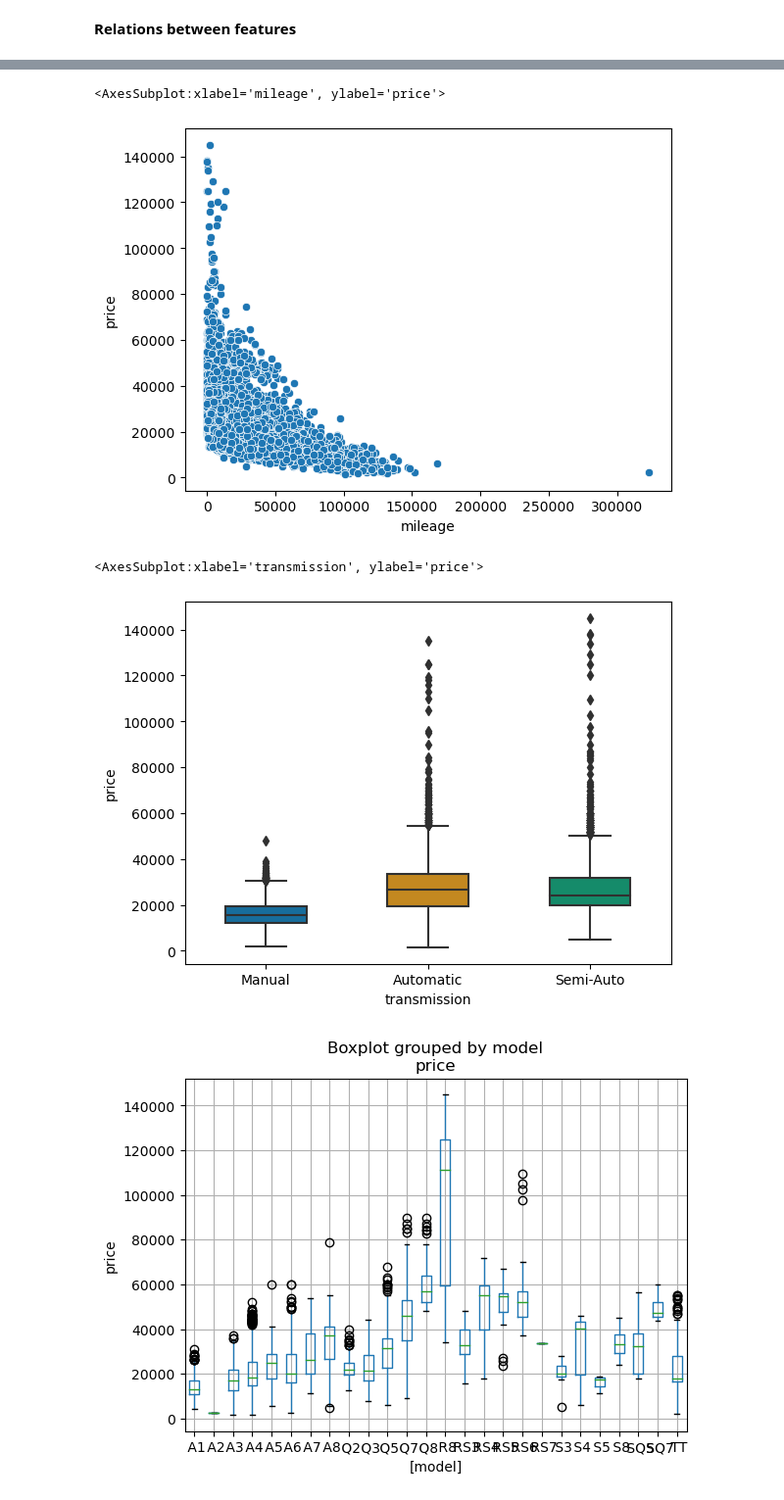
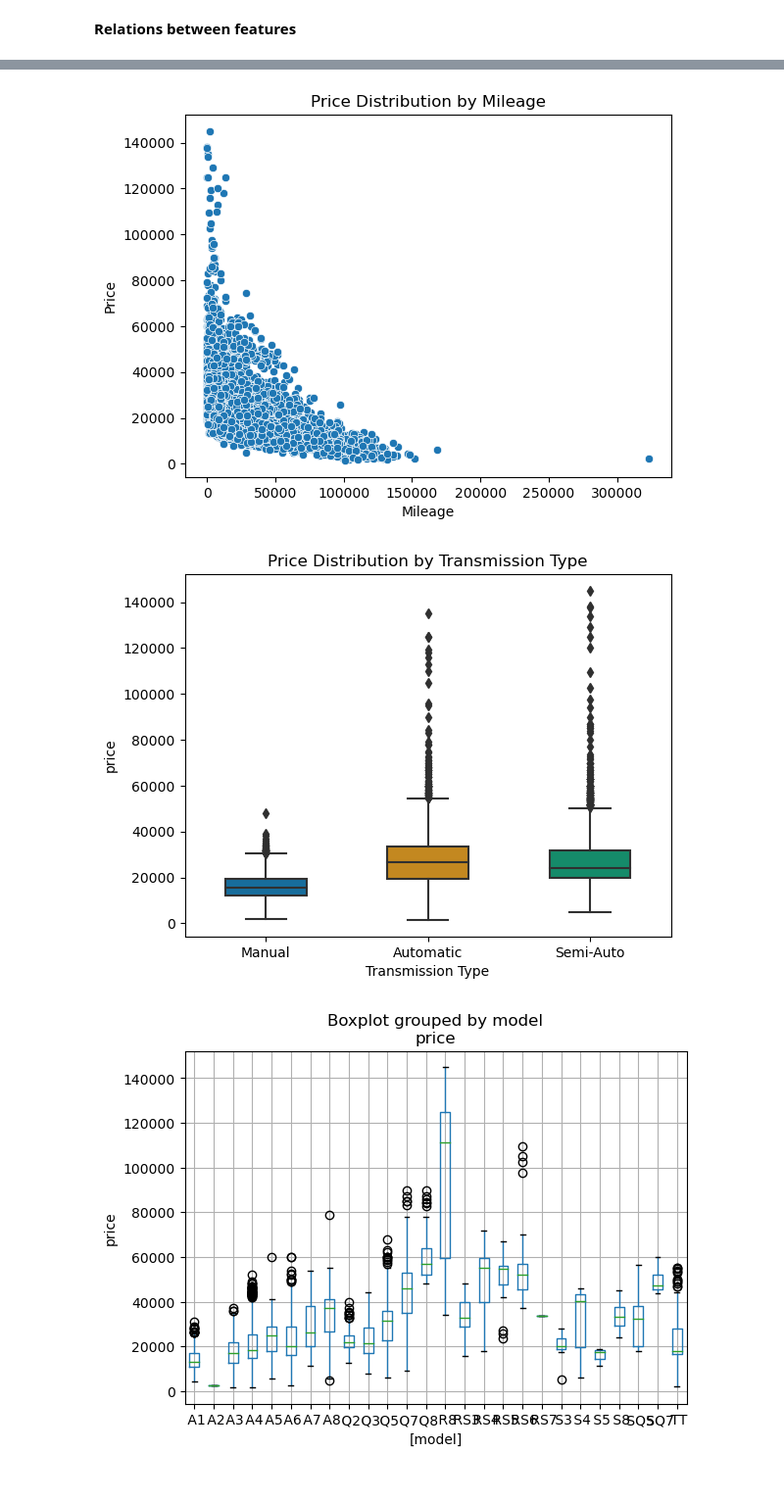
Before and after one commit to burkeob/Car-Price-Prediction, a Jupyter notebook: src/EDA.ipynb, the cells around one changed output, grey strips where cells are left out. Shown at 98% size. Drawn from its saved outputs; the diff is of its cells as text; code cells hidden in the pictures.

```diff
--- a/src/EDA.ipynb
+++ b/src/EDA.ipynb
@@ -284,13 +343,18 @@ print(pd.plotting.scatter_matrix(df))
 [figure]
 # %%
 sb.scatterplot(df, x='mileage', y = 'price')
+plt.xlabel('Mileage')
+plt.ylabel('Price')
+plt.title('Price Distribution by Mileage')
+plt.savefig('../figures/price_by_mileage.png')
 # %% [output]
-<AxesSubplot:xlabel='mileage', ylabel='price'>
-[figure, old version]
+[figure, new version]
 # %%
 sb.boxplot(df[['price','transmission']], x = 'transmission', y = 'price', palette = 'colorblind', width = .5)
+plt.xlabel('Transmission Type')
+plt.title('Price Distribution by Transmission Type')
+plt.savefig('../figures/price_by_transmission.png')
 # %% [output]
-<AxesSubplot:xlabel='transmission', ylabel='price'>
-[figure, old version]
+[figure, new version]
 # %%
 df[['price','model']].boxplot(by='model')
```
Also changed, not shown: parts of 25 cells of this notebook, 24 other files.
